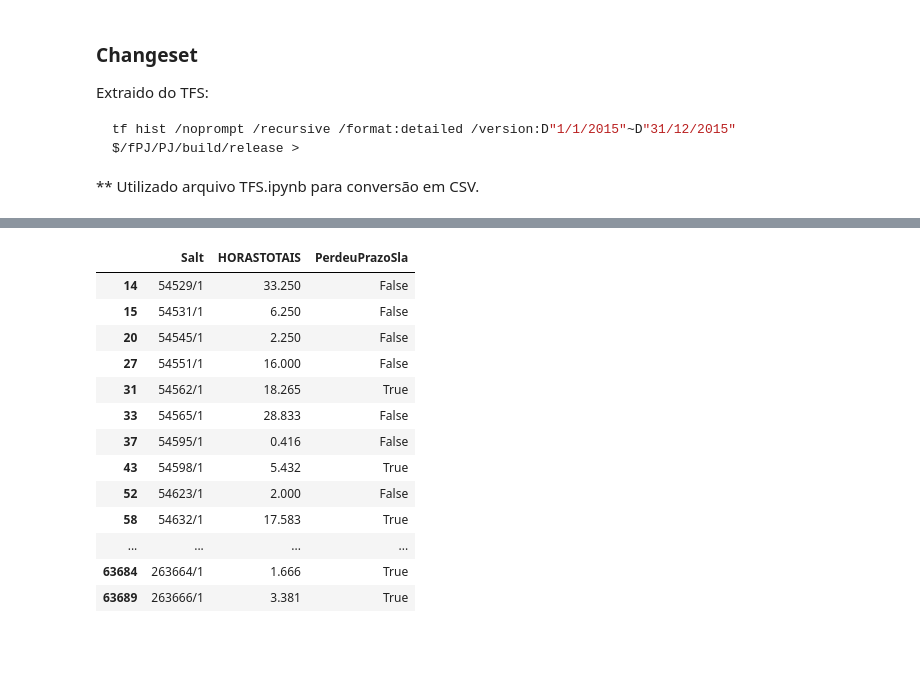
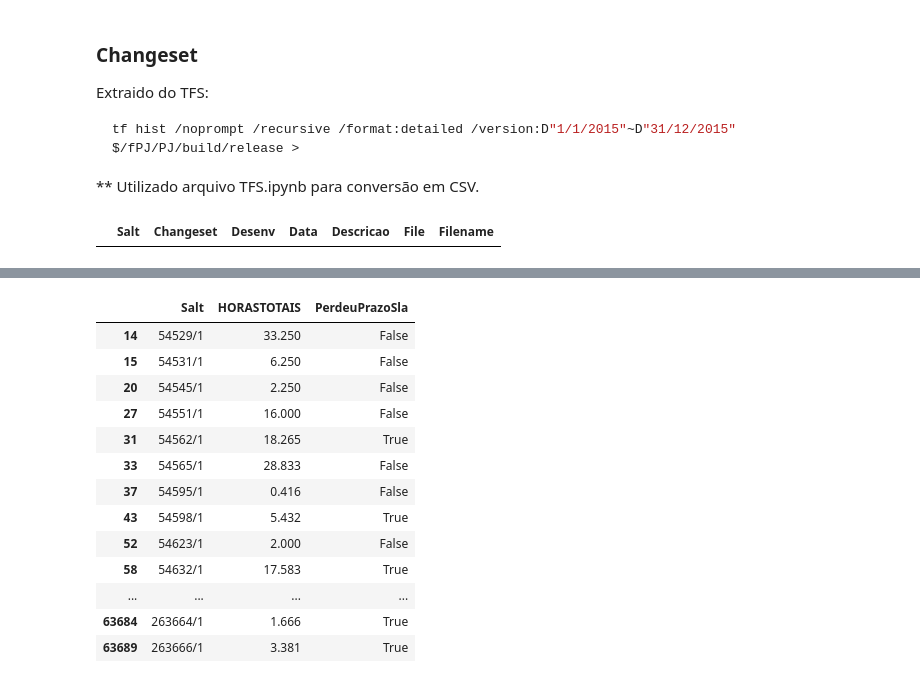
Before and after one commit to wilianselzlein/Metricas, a Jupyter notebook: Changesets.ipynb, the cells around one changed output, grey strips where cells are left out. Cells and saved outputs as stored; diff of their text form; code cells hidden in the pictures; blank space fills up the shorter version.

```diff
--- a/Changesets.ipynb
+++ b/Changesets.ipynb
@@ -44,6 +44,10 @@ tf hist /noprompt /recursive /format:detailed /version:D"1/1/2015"~D"31/12/2015"
 # %%
 dfChangesets = pd.read_csv(arquivos[0], encoding='ISO-8859-1', delimiter=';', header=None,
                  names= ["Salt", "Changeset", "Desenv", "Data", "Descricao", "File", "Filename"])
+# %%
+dfChangesets[dfChangesets.Salt == '252785/1']
+# %% [output]
+|  | Salt | Changeset | Desenv | Data | Descricao | File | Filename |
 # %%
 Correcao = ['anderson.albuquerque', 'darlley.silva', 'murilo.guollo', 'wilian.ivo', 'gessileini.clinio', 'william.colombo', 'roni.beltramin', 'cesar.pamplona', 'taissiane.moroso', 'douglas.zuliani', 'francisco.gomes']
 # %%
```
Also changed, not shown: parts of 8 cells of this notebook, 2 other files.
